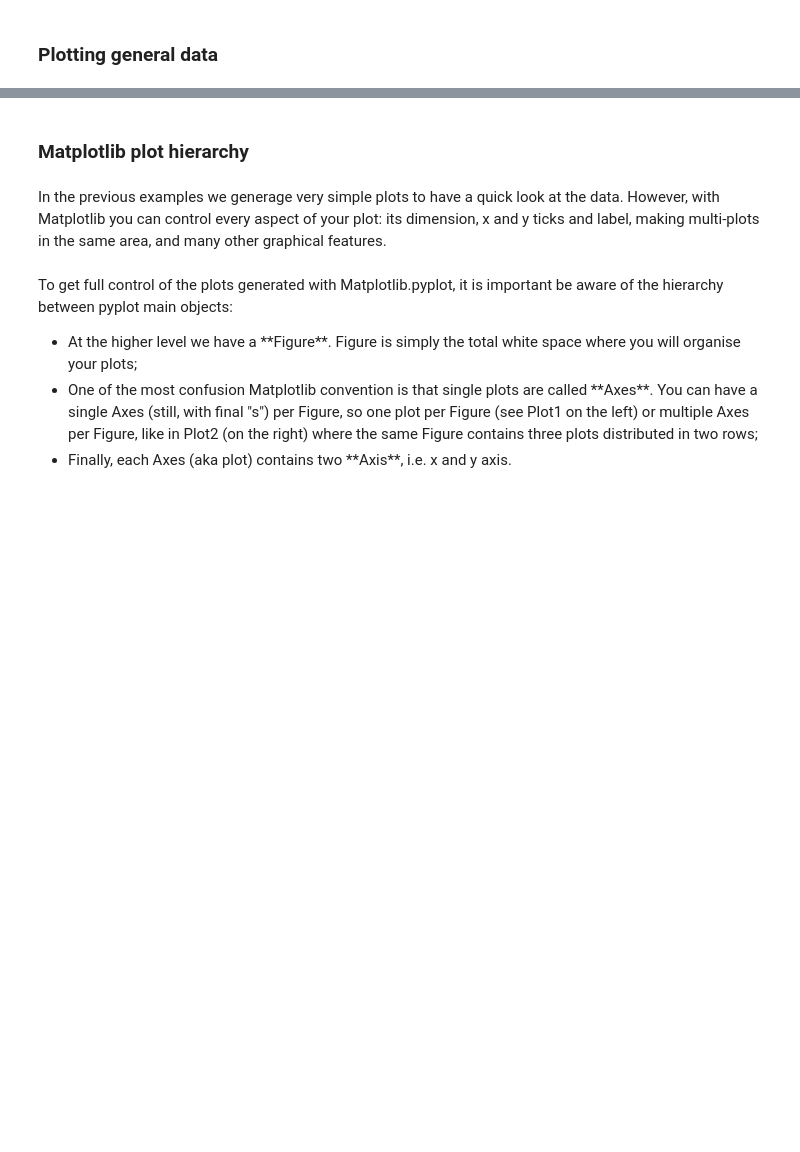
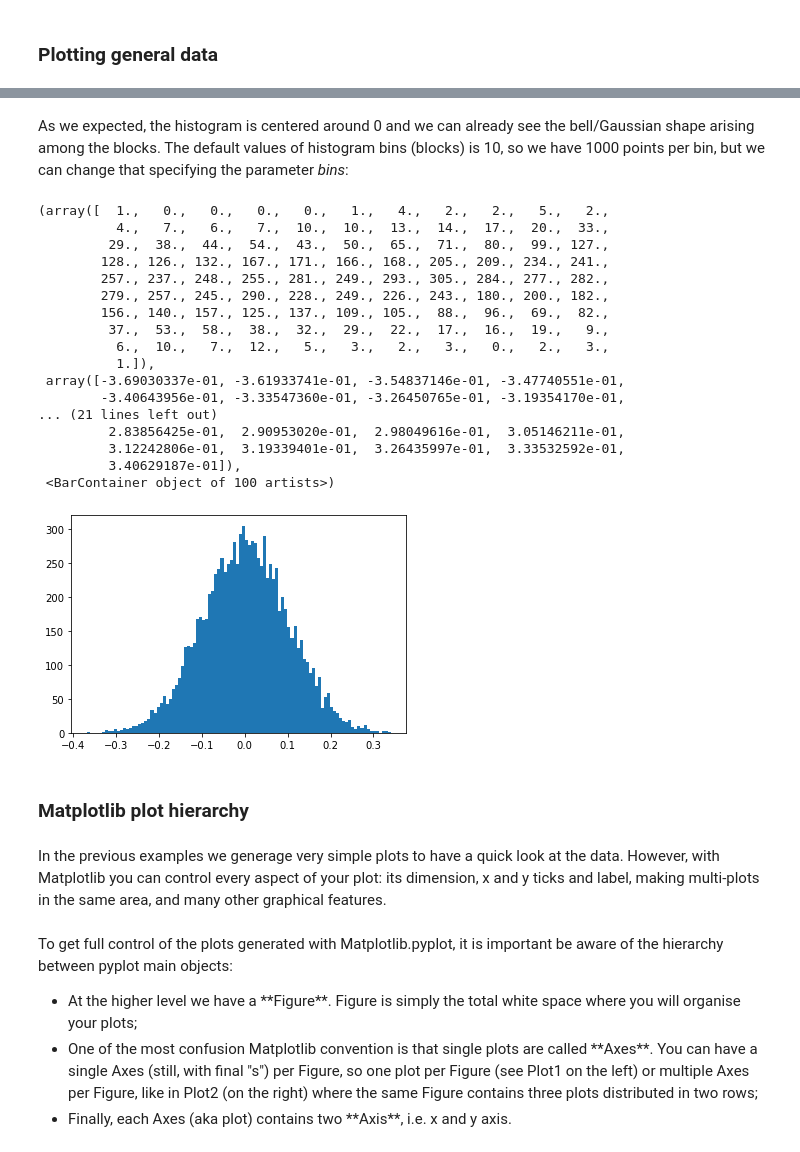
Before and after one commit to UtrechtUniversity/workshop-introduction-to-python, a Jupyter notebook: book/data-science-with-pandas-4.ipynb, the cells around one changed output, grey strips where cells are left out. Cells and saved outputs as stored; diff of their text form; code cells hidden in the pictures; blank space fills up the shorter version.

```diff
--- a/book/data-science-with-pandas-4.ipynb
+++ b/book/data-science-with-pandas-4.ipynb
@@ -48,3 +60,26 @@ plt.hist(sample_data)
+# %% [markdown]
+As we expected, the histogram is centered around 0 and we can already see the bell/Gaussian shape arising among the blocks. The default values of histogram bins (blocks) is 10, so we have 1000 points per bin, but we can change that specifying the parameter *bins*:
+# %%
+plt.hist(sample_data, bins=100)
+# %% [output]
+(array([  1.,   0.,   0.,   0.,   0.,   1.,   4.,   2.,   2.,   5.,   2.,
+          4.,   7.,   6.,   7.,  10.,  10.,  13.,  14.,  17.,  20.,  33.,
+         29.,  38.,  44.,  54.,  43.,  50.,  65.,  71.,  80.,  99., 127.,
+        128., 126., 132., 167., 171., 166., 168., 205., 209., 234., 241.,
+        257., 237., 248., 255., 281., 249., 293., 305., 284., 277., 282.,
+        279., 257., 245., 290., 228., 249., 226., 243., 180., 200., 182.,
+        156., 140., 157., 125., 137., 109., 105.,  88.,  96.,  69.,  82.,
+         37.,  53.,  58.,  38.,  32.,  29.,  22.,  17.,  16.,  19.,   9.,
+          6.,  10.,   7.,  12.,   5.,   3.,   2.,   3.,   0.,   2.,   3.,
+          1.]),
+ array([-3.69030337e-01, -3.61933741e-01, -3.54837146e-01, -3.47740551e-01,
+        -3.40643956e-01, -3.33547360e-01, -3.26450765e-01, -3.19354170e-01,
+... (21 lines left out)
+         2.83856425e-01,  2.90953020e-01,  2.98049616e-01,  3.05146211e-01,
+         3.12242806e-01,  3.19339401e-01,  3.26435997e-01,  3.33532592e-01,
+         3.40629187e-01]),
+ <BarContainer object of 100 artists>)
+[figure, added]
 # %% [markdown]
 ### Matplotlib plot hierarchy
 # %% [markdown]
```
Also changed, not shown: parts of 15 cells of this notebook.
